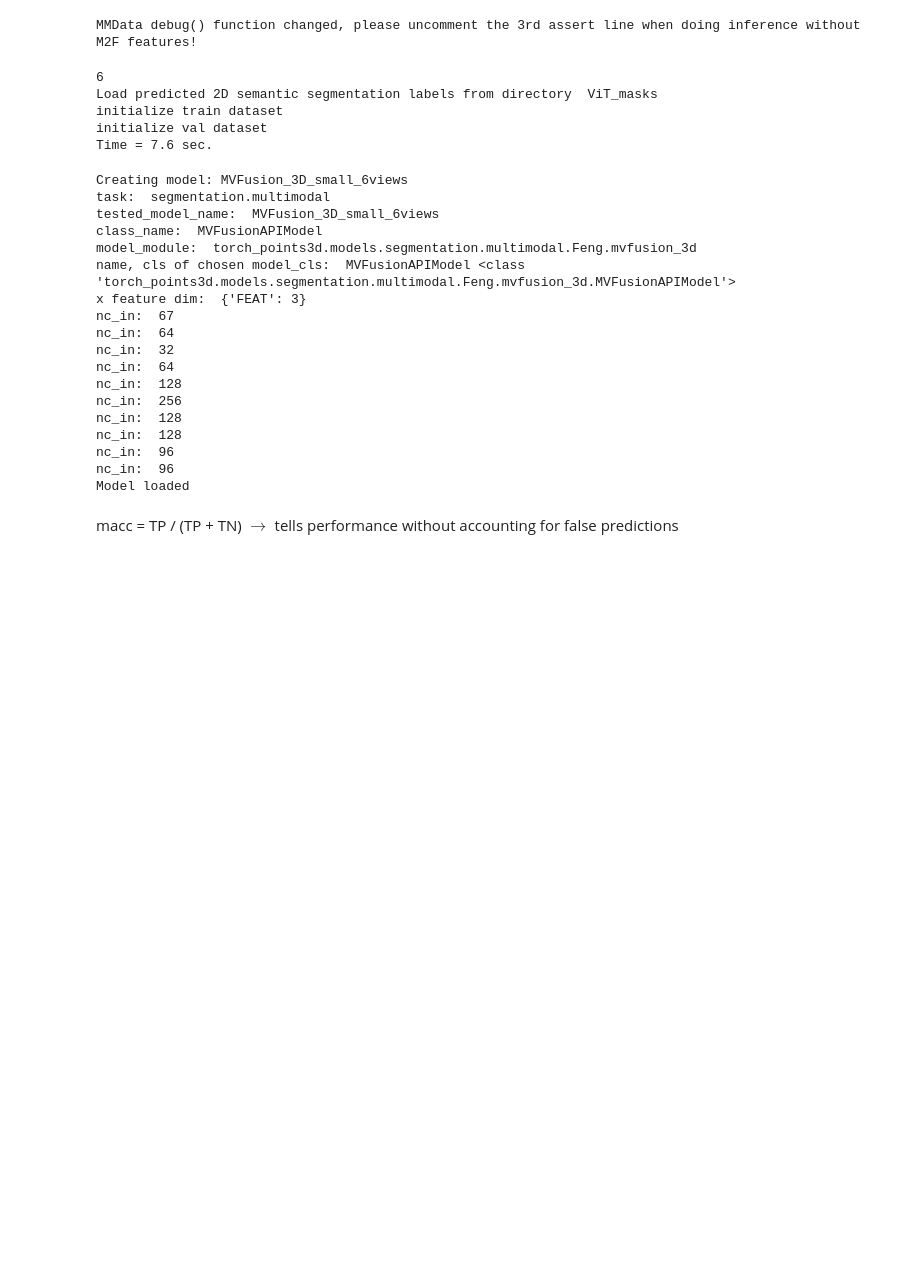
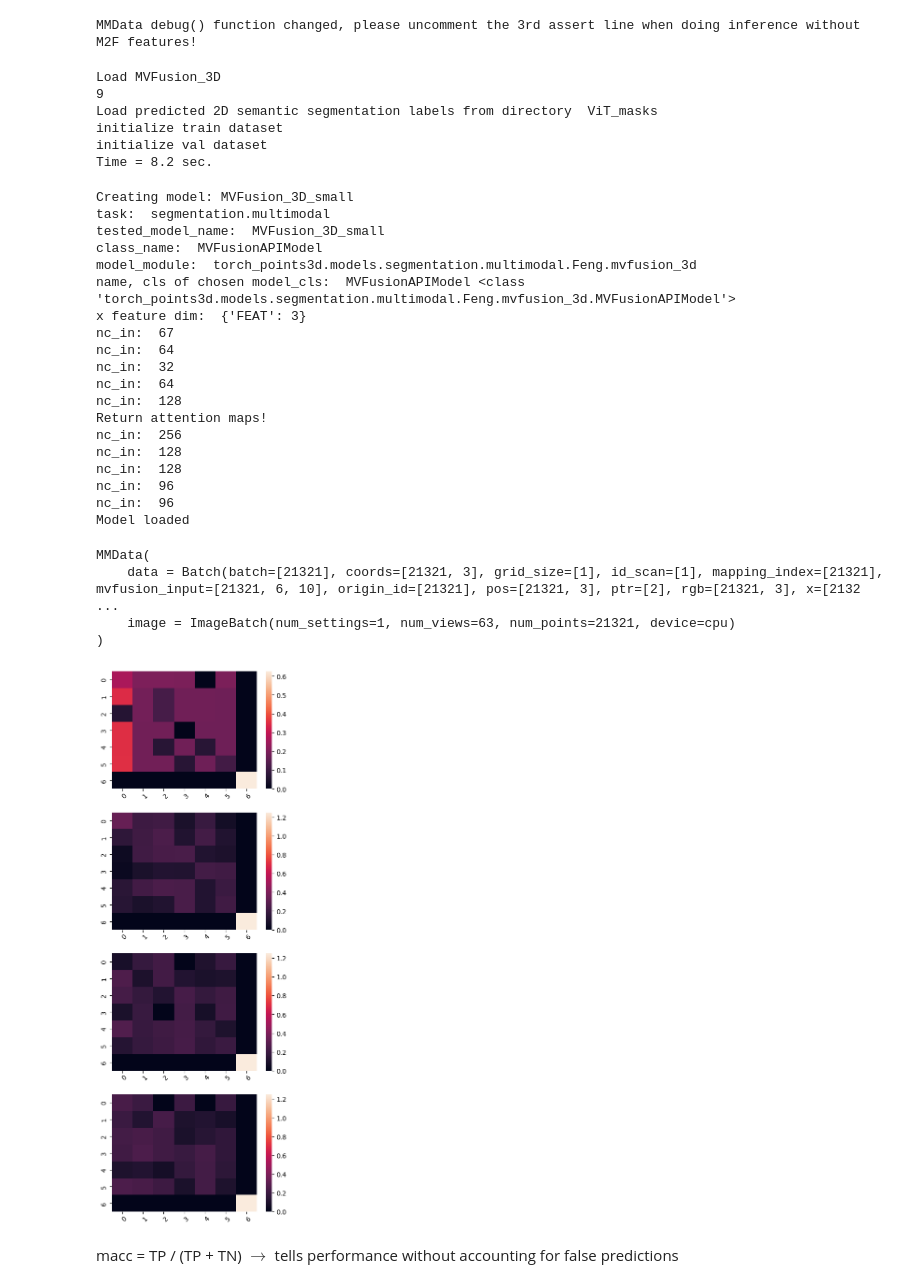
Before and after one commit to fsun2000/DeepViewAgg, a Jupyter notebook: notebooks/model_debugging/result_analysis.ipynb, the cells around one changed output. Cells and saved outputs as stored; diff of their text form; code cells hidden in the pictures; blank space fills up the shorter version.

```diff
--- a/notebooks/model_debugging/result_analysis.ipynb
+++ b/notebooks/model_debugging/result_analysis.ipynb
@@ -87,8 +88,17 @@ def get_random_view_pred(data):
 DATA_ROOT = '/scratch-shared/fsun/dvata'
 
 dataset_config = 'segmentation/multimodal/Feng/scannet-neucon-smallres-m2f'
+
+
+print("Load MVFusion_3D")
 models_config = 'segmentation/multimodal/Feng/mvfusion'    # model family
-model_name = 'MVFusion_3D_small_6views'                       # specific model
+model_name = 'MVFusion_3D_small'                       # specific model
+
+
+# print("Load MVFusion")
+# dataset_config = 'segmentation/multimodal/Feng/scannet-neucon-smallres-m2f-no-transforms'
+# models_config = 'segmentation/multimodal/Feng/mvfusion_orig'    # model family
+# model_name = 'MVFusion_orig'
 
 overrides = [
     'task=segmentation',
@@ -111,17 +121,26 @@ dataset = ScannetDatasetMM(cfg.data)
 # print(dataset)|
 print(f"Time = {time() - start:0.1f} sec.")
 # %% [output]
-6
+Load MVFusion_3D
+9
 Load predicted 2D semantic segmentation labels from directory  ViT_masks
 initialize train dataset
 initialize val dataset
-Time = 7.6 sec.
+Time = 8.2 sec.
 # %%
 from torch_points3d.models.model_factory import instantiate_model
 
 # ViT_masks 3rd run
-checkpoint_dir = '/home/fsun/DeepViewAgg/outputs/ViT_masks_3rd_run' # 3rd run
-# checkpoint_dir = '/home/fsun/DeepViewAgg/outputs/MVFusion_3D_6_views_m2f_masks'
+# checkpoint_dir = '/home/fsun/DeepViewAgg/outputs/ViT_masks_3rd_run' # 3rd run
+
+# ViT_masks 9 views
+checkpoint_dir = '/home/fsun/DeepViewAgg/outputs/2023-01-25/16-02-53'
+
+
+# # MVFusion_orig
+# checkpoint_dir = '/home/fsun/DeepViewAgg/outputs/MVFusion_orig'
+
+
 
 # Create the model
 print(f"Creating model: {cfg.model_name}")
@@ -130,15 +149,15 @@ model = instantiate_model(cfg, dataset)
 
 # Load the checkpoint and recover the 'best_miou' model weights
 checkpoint = torch.load(f'{checkpoint_dir}/{model_name}.pt', map_location='cpu')
-model.load_state_dict_with_same_shape(checkpoint['models']['latest'], strict=False)
+model.load_state_dict_with_same_shape(checkpoint['models']['best_miou'], strict=False)
 
 # Prepare the model for training
 model = model.cuda()
 print('Model loaded')
 # %% [output]
-Creating model: MVFusion_3D_small_6views
+Creating model: MVFusion_3D_small
 task:  segmentation.multimodal
-tested_model_name:  MVFusion_3D_small_6views
+tested_model_name:  MVFusion_3D_small
 class_name:  MVFusionAPIModel
 model_module:  torch_points3d.models.segmentation.multimodal.Feng.mvfusion_3d
 name, cls of chosen model_cls:  MVFusionAPIModel <class 'torch_points3d.models.segmentation.multimodal.Feng.mvfusion_3d.MVFusionAPIModel'>
@@ -148,6 +167,7 @@ nc_in:  64
 nc_in:  32
 nc_in:  64
 nc_in:  128
+Return attention maps!
 nc_in:  256
 nc_in:  128
 nc_in:  128
@@ -172,0 +193,19 @@ tracker = ScannetSegmentationTracker(dataset=dataset, stage='val', wandb_log=Fal
+# %%
+batch = dataset.val_dataset[47]
+batch = MMBatch.from_mm_data_list([batch])
+
+batch = get_seen_points(batch)
+print(batch)
+
+# Inference
+model.set_input(batch, model.device)
+model(batch)
+batch.data.pred = model.output.detach().cpu().argmax(1)
+
+# # Evaluate on seen points and valid gt only
+# batch = batch[batch.y != -1]
+# %% [output]
+MMData(
+    data = Batch(batch=[21321], coords=[21321, 3], grid_size=[1], id_scan=[1], mapping_index=[21321], mvfusion_input=[21321, 6, 10], origin_id=[21321], pos=[21321, 3], ptr=[2], rgb=[21321, 3], x=[2132 ...
+    image = ImageBatch(num_settings=1, num_views=63, num_points=21321, device=cpu)
+)
@@ -173,3 +232,17 @@ tracker = ScannetSegmentationTracker(dataset=dataset, stage='val', wandb_log=Fal
+# %%
+input_sentence = [x for x in range(7)]
+
+
+fig, axes = plt.subplots(nrows = 4, ncols = 1, figsize = (5, 15), facecolor = "w")
+for i in range(len(w)):
+    yticklabels = list(range(7))
+    sns.heatmap(w[i][sample_idx].detach().cpu().numpy(), ax=axes[i], yticklabels=yticklabels)
+
+    plt.setp(axes[i].get_xticklabels(), rotation=45, rotation_mode="anchor")
+
+plt.show()
+# %% [output]
+[figure, added]
 # %% [markdown]
 macc = TP / (TP + TN) $\rightarrow$ tells performance without accounting for false predictions
 # %%
```
Also changed, not shown: parts of 24 cells of this notebook, 20 other files.
